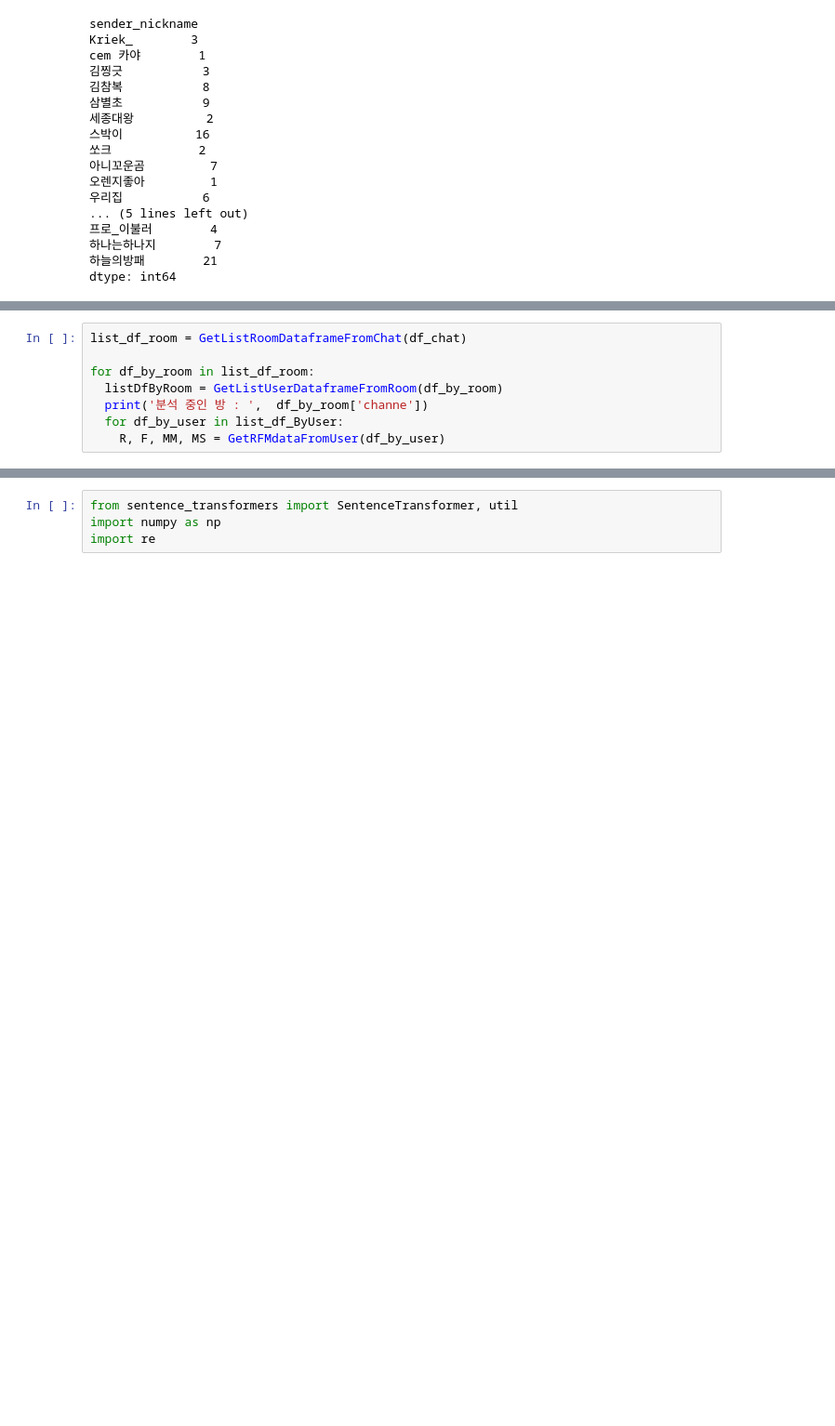
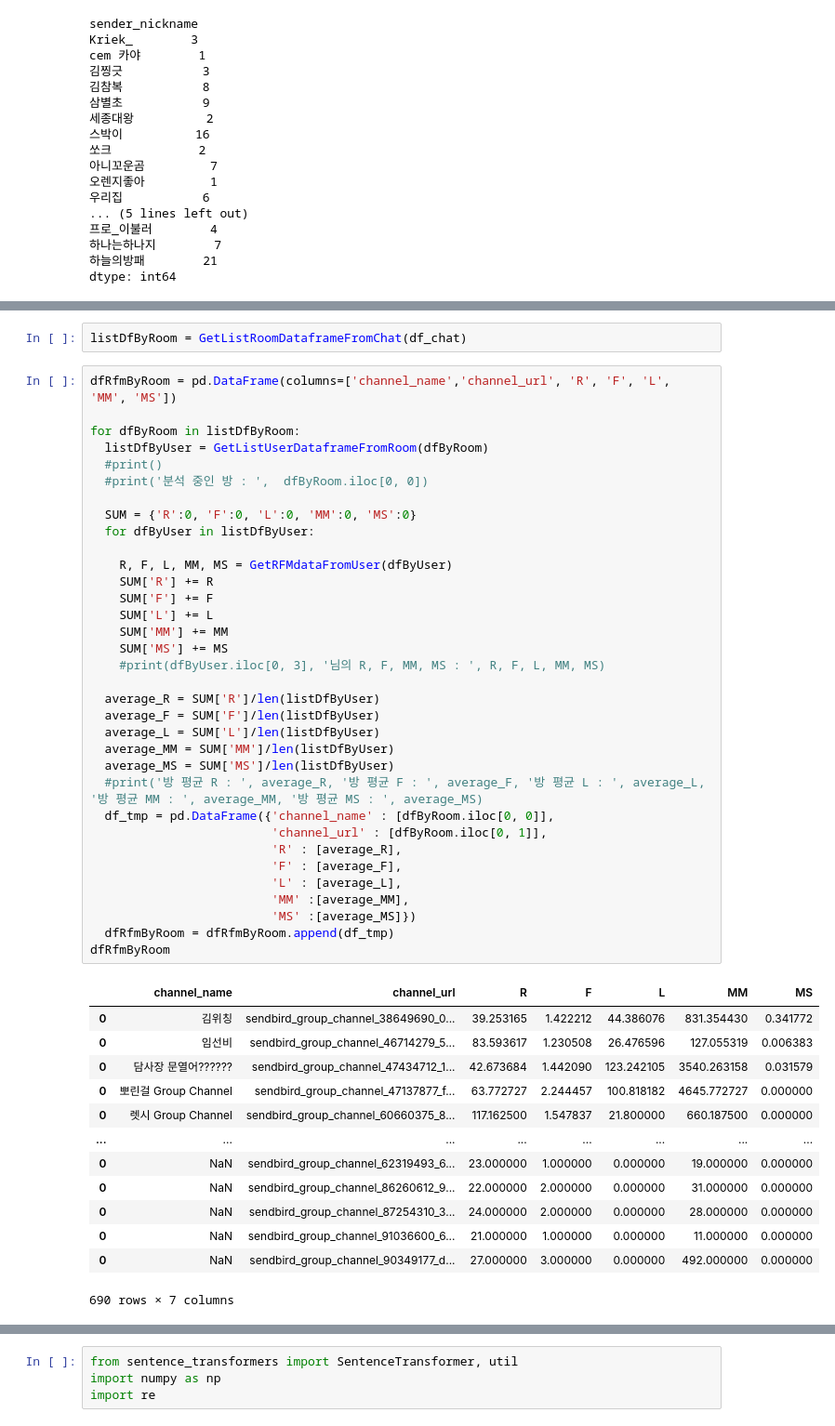
Before and after one commit to bhkwon89/Chat_analysis, a Jupyter notebook: cp2_test.ipynb, the cells around one changed output, grey strips where cells are left out. Shown at 93% size. Saved outputs shown, nothing was run; the diff lists cells and outputs as text; blank space fills up the shorter version.

```diff
--- a/cp2_test.ipynb
+++ b/cp2_test.ipynb
@@ -465,11 +473,53 @@ def GetRFMdataFromUser(dfByUser):
 # 데이터의 시간별 분포 (입력으로 전체, 방, 유저 뭘 넣어도 상관없음)
 def GetMessageByTheTimeFromAny(df):
   return df.groupby(['hour']).size()
-# %%
-list_df_room = GetListRoomDataframeFromChat(df_chat)
-
-for df_by_room in list_df_room:
-  listDfByRoom = GetListUserDataframeFromRoom(df_by_room)
-  print('분석 중인 방 : ',  df_by_room['channe'])
-  for df_by_user in list_df_ByUser:
-    R, F, MM, MS = GetRFMdataFromUser(df_by_user)
+# %%
+listDfByRoom = GetListRoomDataframeFromChat(df_chat)
+# %%
+dfRfmByRoom = pd.DataFrame(columns=['channel_name','channel_url', 'R', 'F', 'L', 'MM', 'MS'])
+
+for dfByRoom in listDfByRoom:
+  listDfByUser = GetListUserDataframeFromRoom(dfByRoom)
+  #print()
+  #print('분석 중인 방 : ',  dfByRoom.iloc[0, 0])
+
+  SUM = {'R':0, 'F':0, 'L':0, 'MM':0, 'MS':0}
+  for dfByUser in listDfByUser:
+
+    R, F, L, MM, MS = GetRFMdataFromUser(dfByUser)
+    SUM['R'] += R
+    SUM['F'] += F
+    SUM['L'] += L
+    SUM['MM'] += MM
+    SUM['MS'] += MS
+    #print(dfByUser.iloc[0, 3], '님의 R, F, MM, MS : ', R, F, L, MM, MS)
+
+  average_R = SUM['R']/len(listDfByUser)
+  average_F = SUM['F']/len(listDfByUser)
+  average_L = SUM['L']/len(listDfByUser)
+  average_MM = SUM['MM']/len(listDfByUser)
+  average_MS = SUM['MS']/len(listDfByUser)
+  #print('방 평균 R : ', average_R, '방 평균 F : ', average_F, '방 평균 L : ', average_L, '방 평균 MM : ', average_MM, '방 평균 MS : ', average_MS)
+  df_tmp = pd.DataFrame({'channel_name' : [dfByRoom.iloc[0, 0]],
+                         'channel_url' : [dfByRoom.iloc[0, 1]],
+                         'R' : [average_R],
+                         'F' : [average_F],
+                         'L' : [average_L],
+                         'MM' :[average_MM],
+                         'MS' :[average_MS]})
+  dfRfmByRoom = dfRfmByRoom.append(df_tmp)
+dfRfmByRoom
+# %% [output]
+|  | channel_name | channel_url | R | F | L | MM | MS |
+| 0 | 김위칭 | sendbird_group_channel_38649690_0... | 39.253165 | 1.422212 | 44.386076 | 831.354430 | 0.341772 |
+| 0 | 임선비 | sendbird_group_channel_46714279_5... | 83.593617 | 1.230508 | 26.476596 | 127.055319 | 0.006383 |
+| 0 | 담사장 문열어?????? | sendbird_group_channel_47434712_1... | 42.673684 | 1.442090 | 123.242105 | 3540.263158 | 0.031579 |
+| 0 | 뽀린걸 Group Channel | sendbird_group_channel_47137877_f... | 63.772727 | 2.244457 | 100.818182 | 4645.772727 | 0.000000 |
+| 0 | 렛시 Group Channel | sendbird_group_channel_60660375_8... | 117.162500 | 1.547837 | 21.800000 | 660.187500 | 0.000000 |
+| ... | ... | ... | ... | ... | ... | ... | ... |
+| 0 | NaN | sendbird_group_channel_62319493_6... | 23.000000 | 1.000000 | 0.000000 | 19.000000 | 0.000000 |
+| 0 | NaN | sendbird_group_channel_86260612_9... | 22.000000 | 2.000000 | 0.000000 | 31.000000 | 0.000000 |
+| 0 | NaN | sendbird_group_channel_87254310_3... | 24.000000 | 2.000000 | 0.000000 | 28.000000 | 0.000000 |
+| 0 | NaN | sendbird_group_channel_91036600_6... | 21.000000 | 1.000000 | 0.000000 | 11.000000 | 0.000000 |
+| 0 | NaN | sendbird_group_channel_90349177_d... | 27.000000 | 3.000000 | 0.000000 | 492.000000 | 0.000000 |
+690 rows × 7 columns
```
Also changed, not shown: parts of 9 cells of this notebook.
